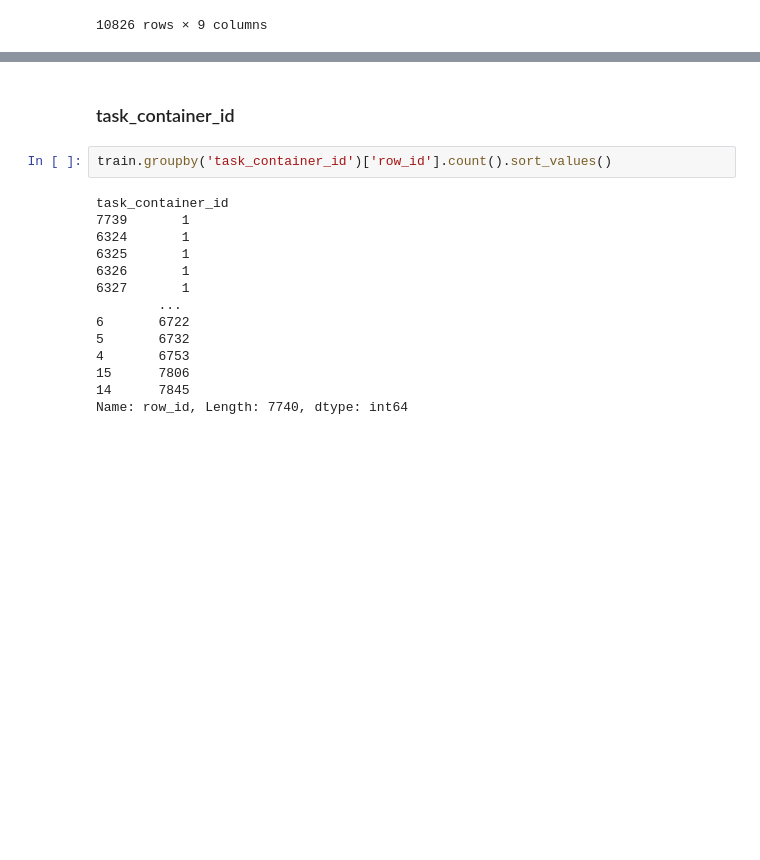
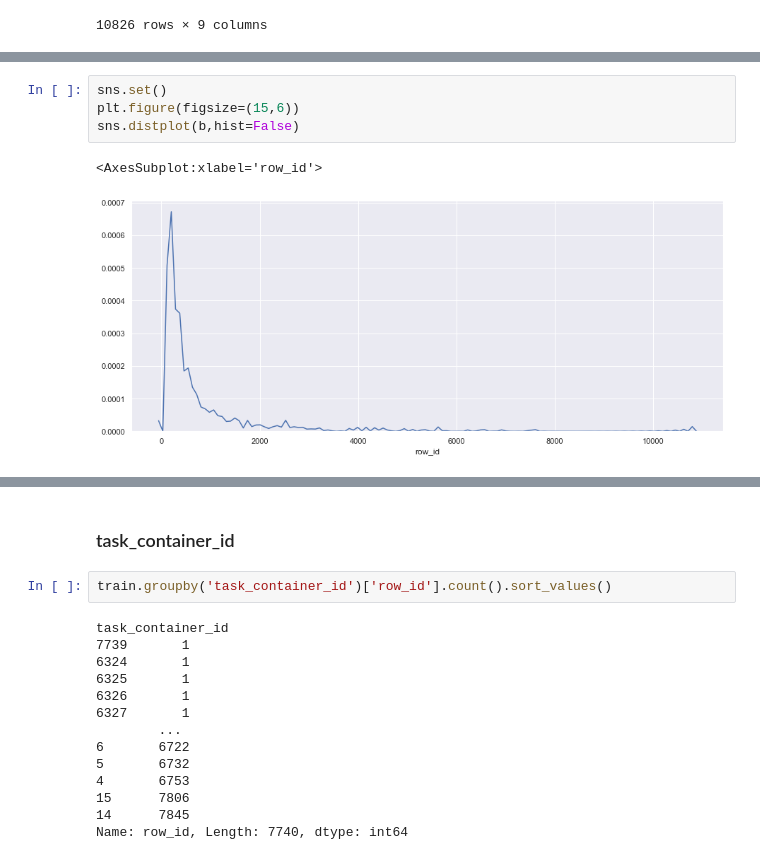
Before and after one commit to Asher-zsz/Kaggle-riiid-test-answer-prediction, a Jupyter notebook: EDA.ipynb, the cells around one changed output, grey strips where cells are left out. Cells and saved outputs as stored; diff of their text form; blank space fills up the shorter version.

```diff
--- a/EDA.ipynb
+++ b/EDA.ipynb
@@ -200 +217,8 @@ len(b[b==1])/len(b)
+# %%
+sns.set()
+plt.figure(figsize=(15,6))
+sns.distplot(b,hist=False)
+# %% [output]
+<AxesSubplot:xlabel='row_id'>
+[figure, added]
 # %%
```
Also changed, not shown: parts of 50 cells of this notebook.
